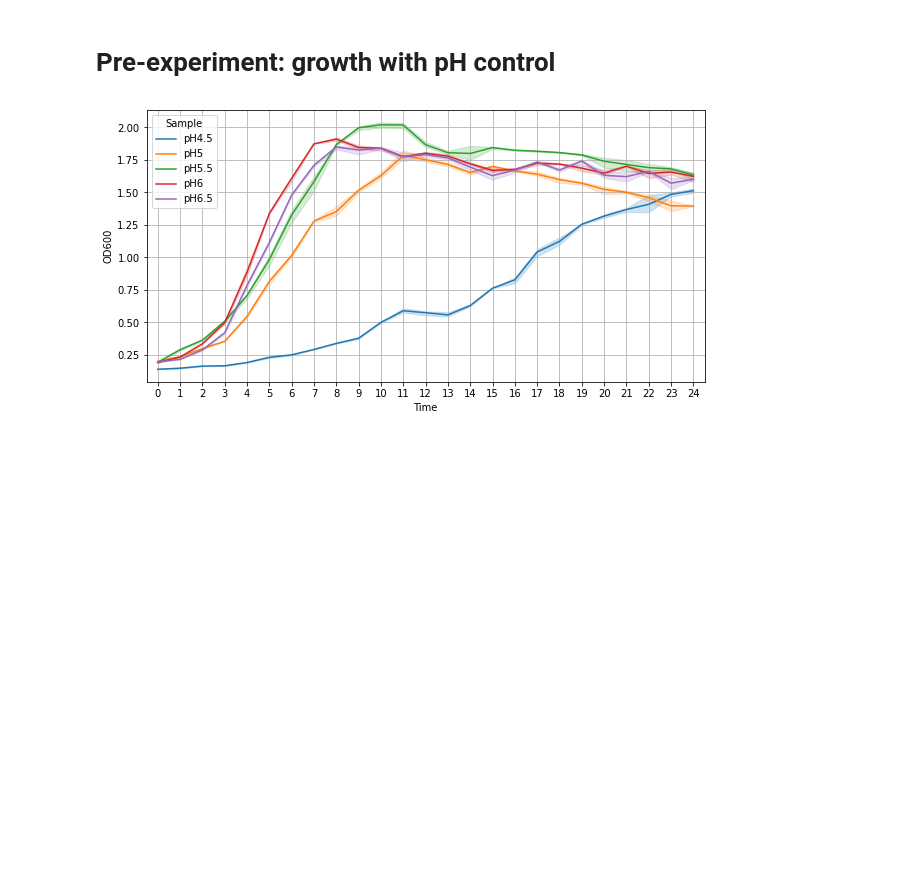
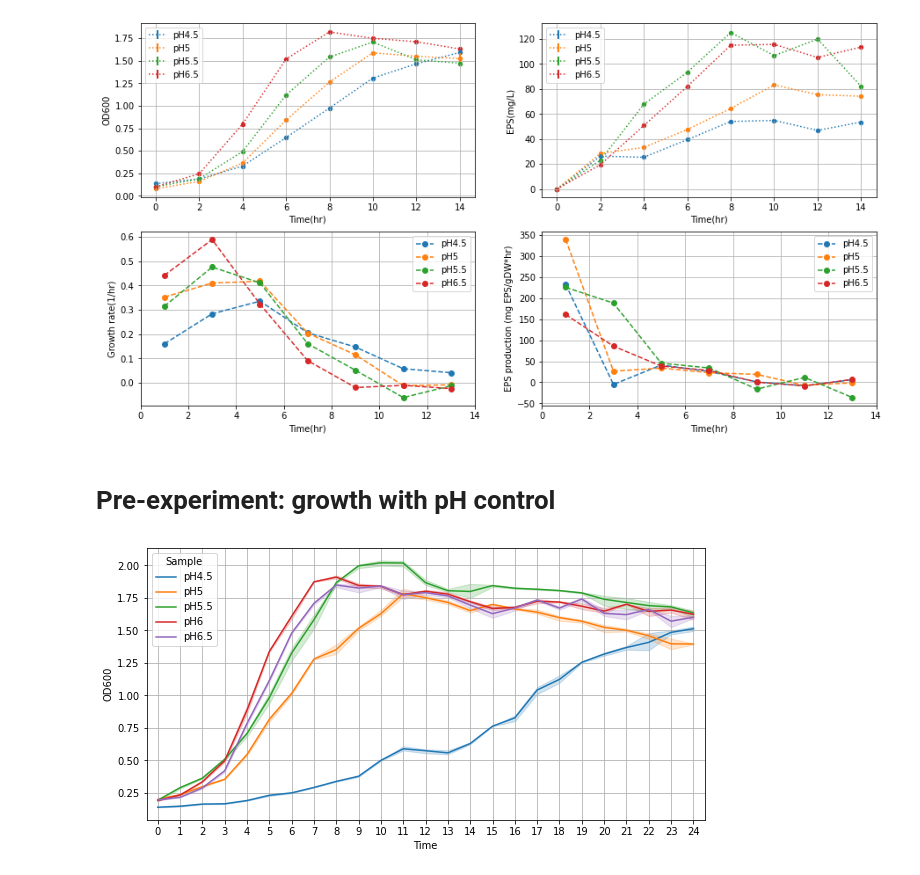
Before and after one commit to SizheQiu/LbPtEPS, a Jupyter notebook: workflow/Data_process.ipynb, the cells around one changed output. Saved outputs shown, nothing was run; the diff lists cells and outputs as text; code cells hidden in the pictures; blank space fills up the shorter version.

```diff
--- a/workflow/Data_process.ipynb
+++ b/workflow/Data_process.ipynb
@@ -11,2 +101,33 @@ from Bio.SeqRecord import SeqRecord
+# %%
+# Only use data from batch B
+fig, axs = plt.subplots(2,2, figsize=(15,8))
+for x in [4.5, 5, 5.5, 6.5]:
+    temp_pd = (growth_B[growth_B['pH']==x]).reset_index().drop(['index'],axis=1)
+    od = np.mean( temp_pd.iloc[:,2:5].values, axis=1)
+    od_err = np.std( temp_pd.iloc[:,2:5].values, axis=1)
+    grs = get_grs(od, 2)
+    biomass = np.mean( temp_pd.iloc[:,2:5].values, axis=1) * conv_factor
+    eps = np.mean( temp_pd.iloc[:,5:].values, axis=1)
+    eps_err = np.std( temp_pd.iloc[:,5:].values, axis=1)
+    eps_rates = norm_rates(biomass, eps, 2)
+
+    axs[0][0].errorbar( np.arange(0,16,2), od, yerr= od_err, linestyle='dotted', elinewidth=2, label='pH'+str(x) )
+    axs[0][0].scatter(np.arange(0,16,2), od,s=20)
+    axs[0][0].set_ylabel('OD600')
+    axs[0][1].errorbar( np.arange(0,16,2), eps, yerr= eps_err, linestyle='dotted', elinewidth=2, label='pH'+str(x) )
+    axs[0][1].scatter(np.arange(0,16,2), eps,s=20)
+    axs[0][1].set_ylabel('EPS(mg/L)')
+    axs[1][0].plot( np.arange(1,15,2), grs, marker='o', linestyle='--', label='pH'+str(x))
+    axs[1][0].set_ylabel('Growth rate(1/hr)')
+    axs[1][1].plot( np.arange(1,15,2), eps_rates, marker='o', linestyle='--', label='pH'+str(x) )
+    axs[1][1].set_ylabel('EPS production (mg EPS/gDW*hr)')
+
+    for i in range(2):
+        for j in range(2):
+            axs[i][j].legend(); axs[i][j].set_xlabel('Time(hr)');
+            axs[i][j].set_xticks(np.arange(0,16,2))
+            axs[i][j].grid(visible=True)
+# %% [output]
+[figure, added]
 # %% [markdown]
 # Pre-experiment: growth with pH control
```
Also changed, not shown: parts of 11 cells of this notebook, 10 other files.
